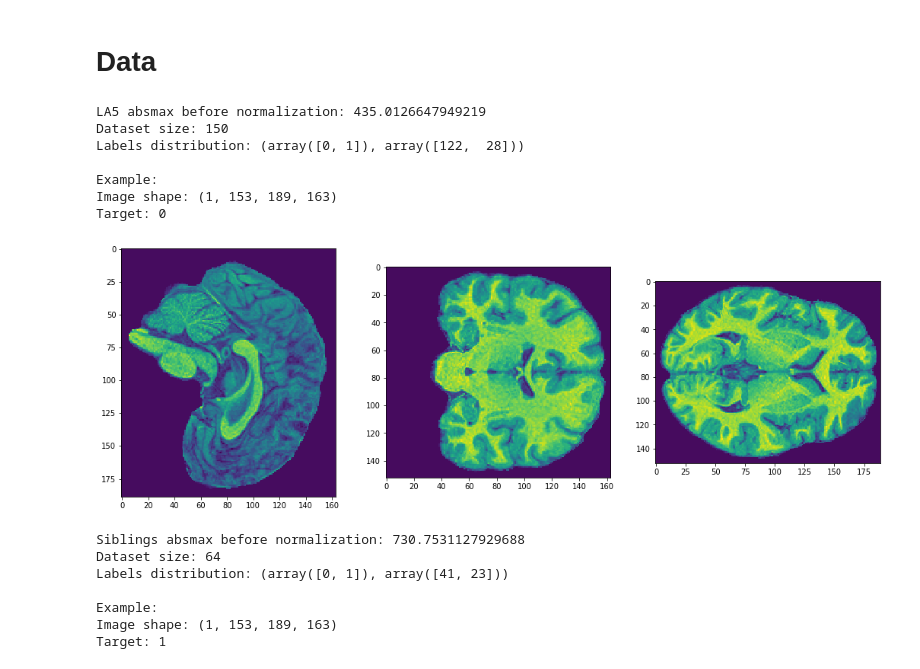
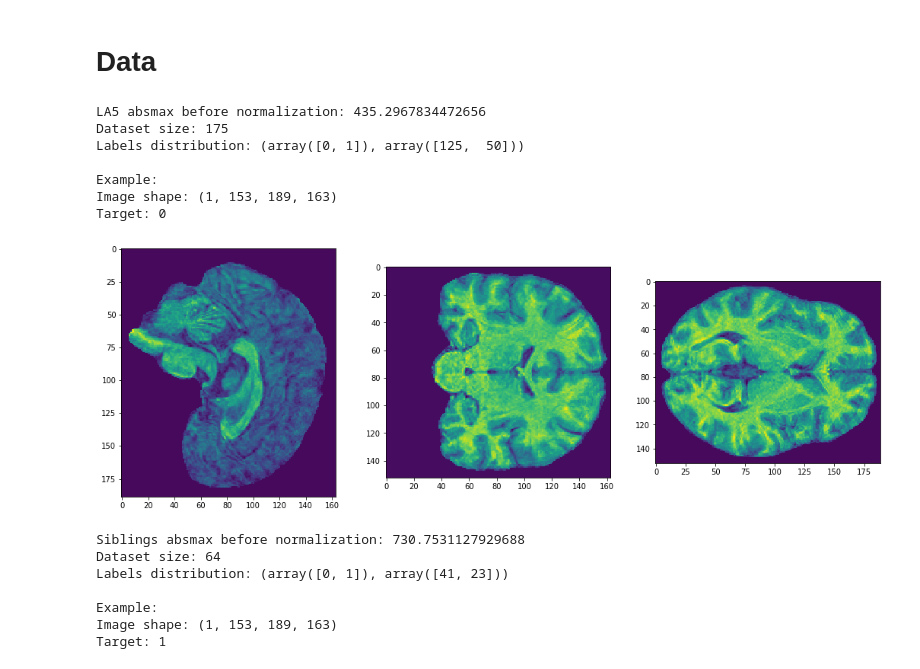
Before and after one commit to rakhimovv/mri-domain-adaptation, a Jupyter notebook: base_smri.ipynb, the cells around one changed output. Drawn from its saved outputs; the diff is of its cells as text; code cells hidden in the pictures.

```diff
--- a/base_smri.ipynb
+++ b/base_smri.ipynb
@@ -42,36 +32,36 @@ def AbsMaxScale(img, absmax):
 # %%
 la5_dataset = data.LA5_Siblings_MRI(
     paths=paths.la5_data,
     target_path=paths.la5_target_path,
     load_online=True,
     mri_type="sMRI",
     mri_file_suffix=paths.la5_smri_file_suffix,
     brain_mask_suffix=paths.la5_smri_brain_mask_suffix,
     coord_min=(20,20,0),
     img_shape=(153, 189, 163),
     problems=['Schz/Control'],
     temp_storage_path=paths.la5_temp_npy_folder_path
 )
-la5_absmax = 435.0126647949219 # get_absmax(la5_dataset)
-la5_dataset.transform = functools.partial(AbsMaxScale, absmax=la5_absmax)
+la5_absmax = 435.2967834472656 # data.get_absmax(la5_dataset, device)
+la5_dataset.transform = functools.partial(data.AbsMaxScale, absmax=la5_absmax)
 print("LA5 absmax before normalization: {}".format(la5_absmax))
 print("Dataset size: {}".format(len(la5_dataset)))
 print("Labels distribution: {}\n".format(np.unique(la5_dataset.labels, return_counts=True)))
 
 print("Example:")
 img, target = la5_dataset[0]
 print("Image shape: {}".format(img.shape))
 print("Target: {}".format(target))
 viz_tools.plot_central_cuts(img)
 # %% [output]
-LA5 absmax before normalization: 435.0126647949219
-Dataset size: 150
-Labels distribution: (array([0, 1]), array([122,  28]))
+LA5 absmax before normalization: 435.2967834472656
+Dataset size: 175
+Labels distribution: (array([0, 1]), array([125,  50]))
 
 Example:
 Image shape: (1, 153, 189, 163)
 Target: 0
-[figure, old version]
+[figure, new version]
 # %%
 sibl_dataset = data.LA5_Siblings_MRI(
     paths=paths.sibl_data,
```
Also changed, not shown: parts of 19 cells of this notebook, 5 other files.
